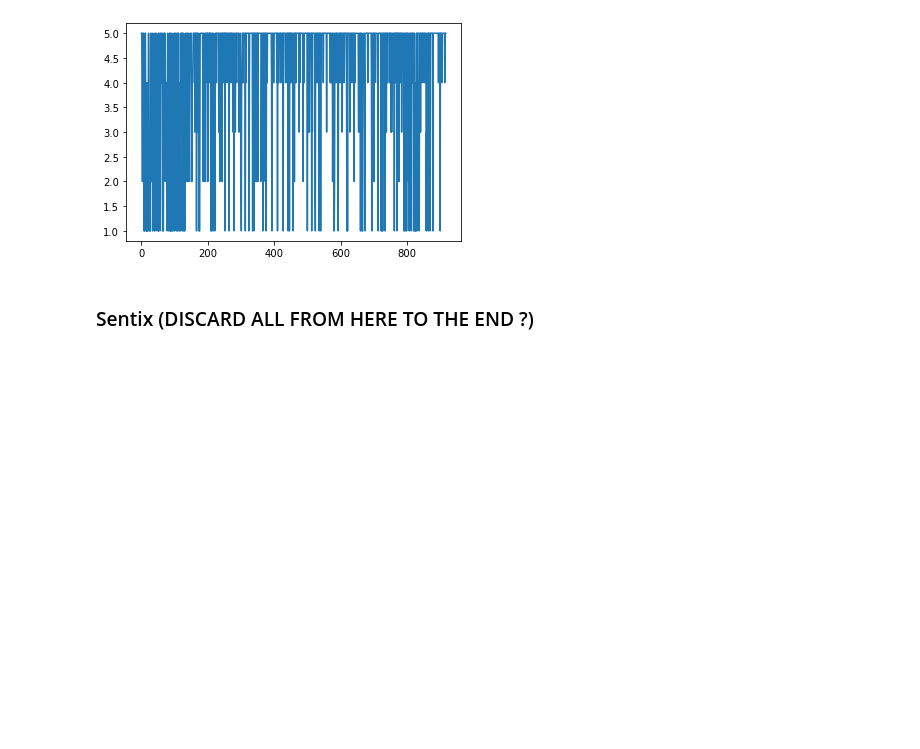
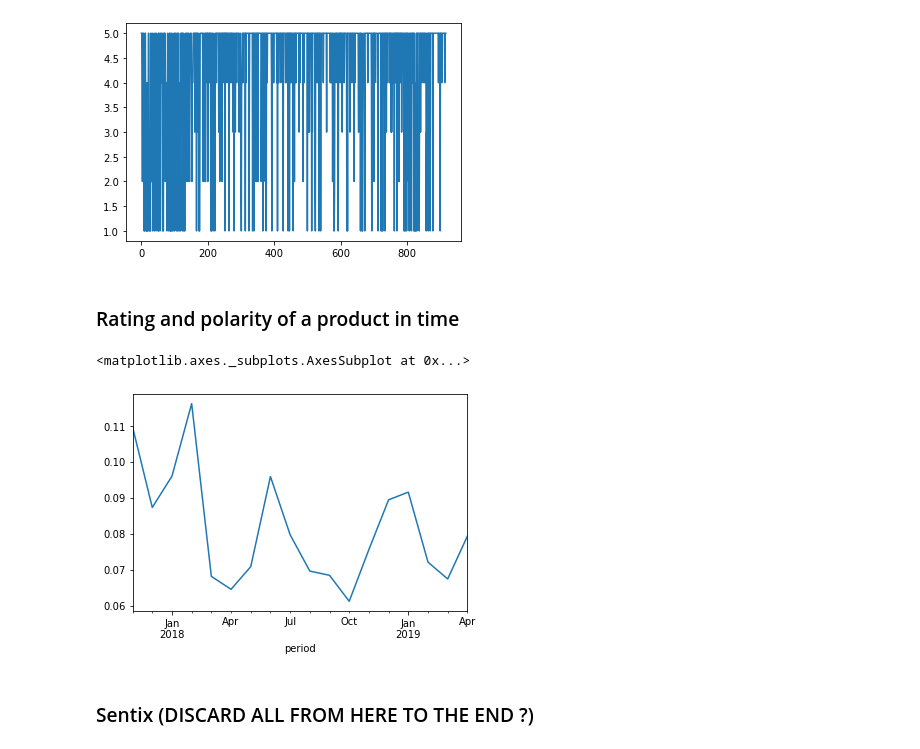
Before and after one commit to rpo19/DataAnalyticsProject, a Jupyter notebook: src/Recensioni.ipynb, the cells around one changed output. Drawn from its saved outputs; the diff is of its cells as text; code cells hidden in the pictures; blank space fills up the shorter version.

Commit message:
added temporal trend per month for polarity and rating of a product

```diff
--- a/src/Recensioni.ipynb
+++ b/src/Recensioni.ipynb
@@ -179,3 +179,19 @@ dataReviews_product_pol['rating'].plot()
 # %% [output]
 <matplotlib.axes._subplots.AxesSubplot at 0x...>
 [figure]
+# %% [markdown]
+### Rating and polarity of a product in time
+# %%
+dataReviews_product_pol["date"] = dataReviews_product_pol["date"].progress_apply(lambda string: \
+                                                                           datetime.strptime(string, '%Y-%m-%d'))
+# %%
+dataReviews_product_pol=dataReviews_product_pol.assign(
+    period=dataReviews_product_pol.date.dt.to_period('M')
+)
+# %%
+dataReviews_product_pol_month = dataReviews_product_pol.groupby('period').mean()
+# %%
+dataReviews_product_pol_month['polarity'].plot()
+# %% [output]
+<matplotlib.axes._subplots.AxesSubplot at 0x...>
+[figure, added]
```
Also changed, not shown: parts of 2 cells of this notebook.
